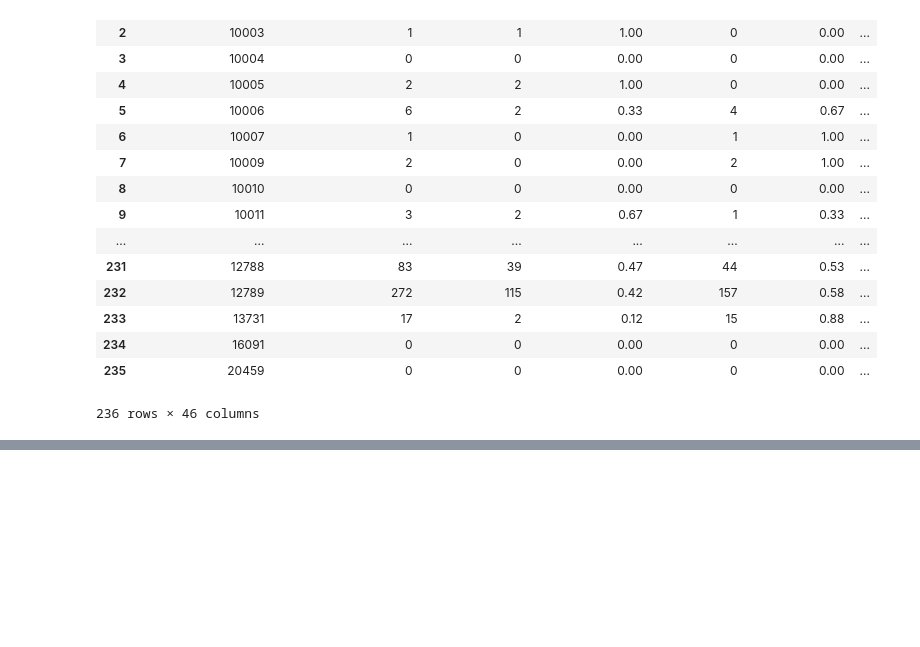
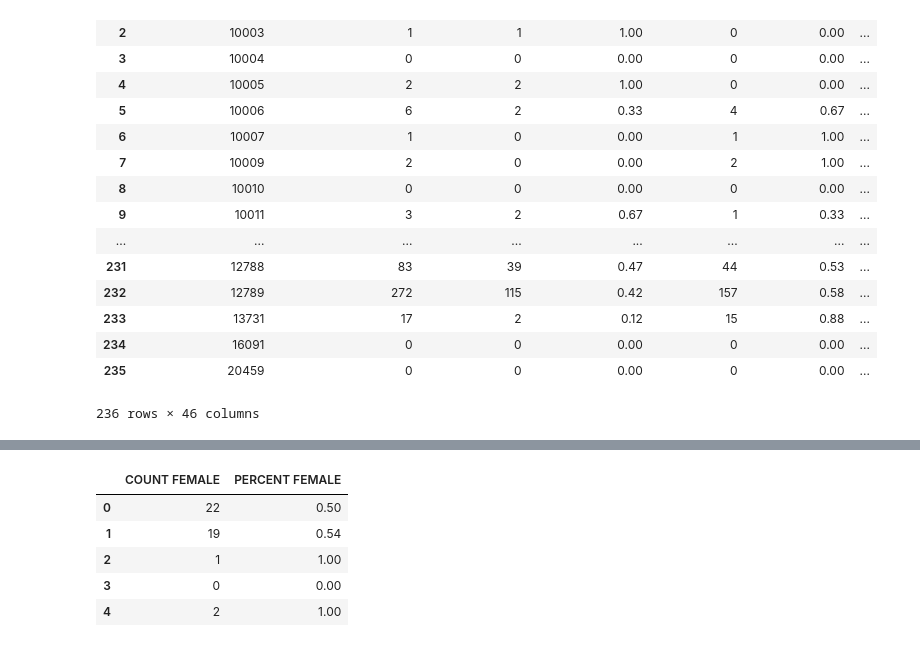
Before and after one commit to mdigreg2/DataScience, a Jupyter notebook: pythonProjects/Pandas.ipynb, the cells around one changed output, grey strips where cells are left out. Cells and saved outputs as stored; diff of their text form; code cells hidden in the pictures; blank space fills up the shorter version.

```diff
--- a/pythonProjects/Pandas.ipynb
+++ b/pythonProjects/Pandas.ipynb
@@ -65,0 +115,14 @@ df = pd.read_csv('../data/Demographic_Statistics_By_Zip_Code.csv')
+# %%
+import pandas as pd
+import numpy as np
+
+df = pd.read_csv('../data/Demographic_Statistics_By_Zip_Code.csv')
+
+df.loc[df.index[0:5], ['COUNT FEMALE', 'PERCENT FEMALE']]
+# %% [output]
+|  | COUNT FEMALE | PERCENT FEMALE |
+| 0 | 22 | 0.50 |
+| 1 | 19 | 0.54 |
+| 2 | 1 | 1.00 |
+| 3 | 0 | 0.00 |
+| 4 | 2 | 1.00 |
```
Also changed, not shown: parts of 4 cells of this notebook.
